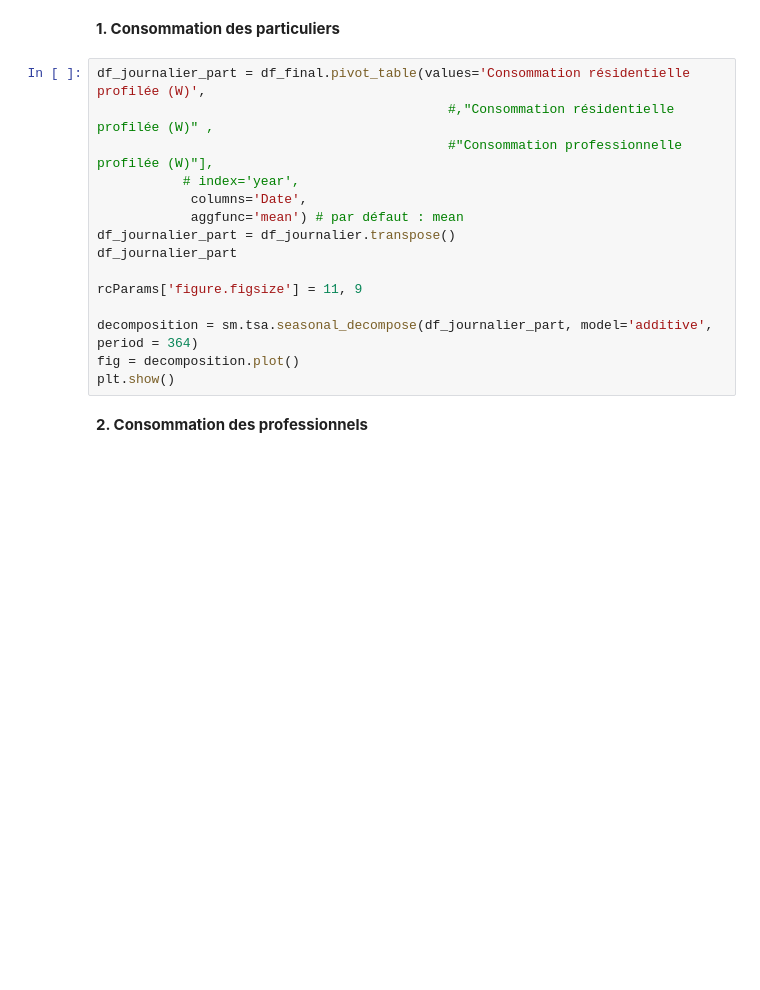
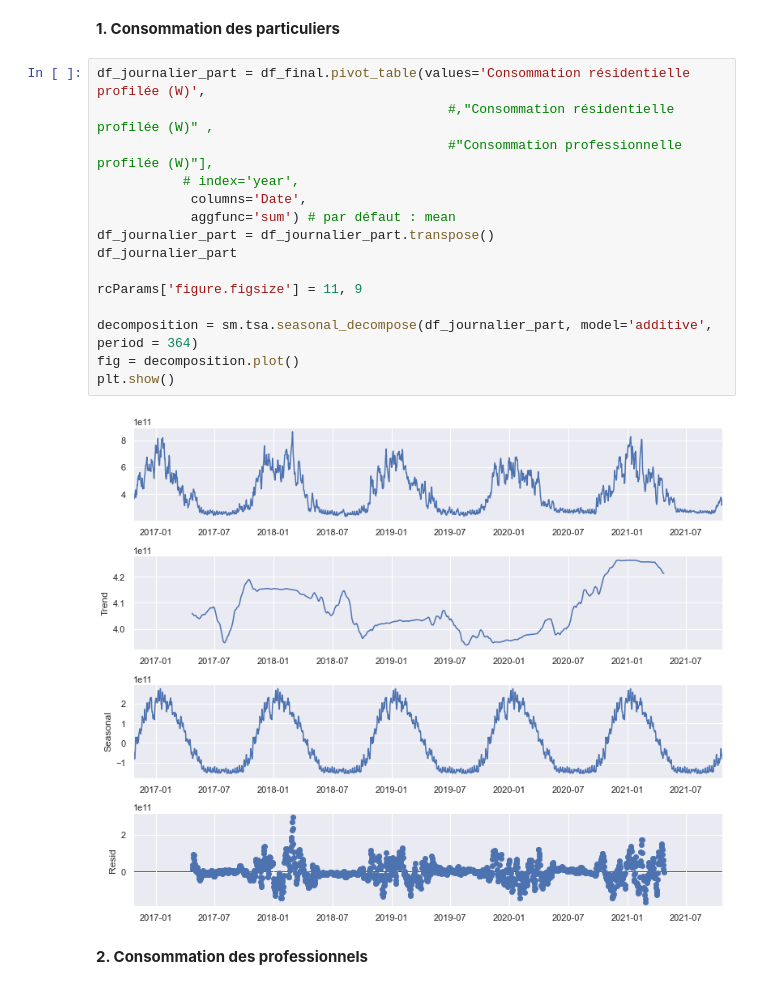
Before and after one commit to CecileBris/Electricity-Prediction, a Jupyter notebook: PROJET_PROPRE PYTHON .ipynb, the cells around one changed output. Cells and saved outputs as stored; diff of their text form; blank space fills up the shorter version.

```diff
--- a/PROJET_PROPRE PYTHON .ipynb
+++ b/PROJET_PROPRE PYTHON .ipynb
@@ -456,18 +480,20 @@ plt.show()
 # %%
 df_journalier_part = df_final.pivot_table(values='Consommation résidentielle profilée (W)',
                                              #,"Consommation résidentielle profilée (W)" ,
                                              #"Consommation professionnelle profilée (W)"],
            # index='year',
             columns='Date',
-            aggfunc='mean') # par défaut : mean
-df_journalier_part = df_journalier.transpose()
+            aggfunc='sum') # par défaut : mean
+df_journalier_part = df_journalier_part.transpose()
 df_journalier_part
 
 rcParams['figure.figsize'] = 11, 9
 
 decomposition = sm.tsa.seasonal_decompose(df_journalier_part, model='additive', period = 364)
 fig = decomposition.plot()
 plt.show()
+# %% [output]
+[figure, added]
 # %% [markdown]
 **2. Consommation des professionnels**
 # %%
```
Also changed, not shown: parts of 23 cells of this notebook.
